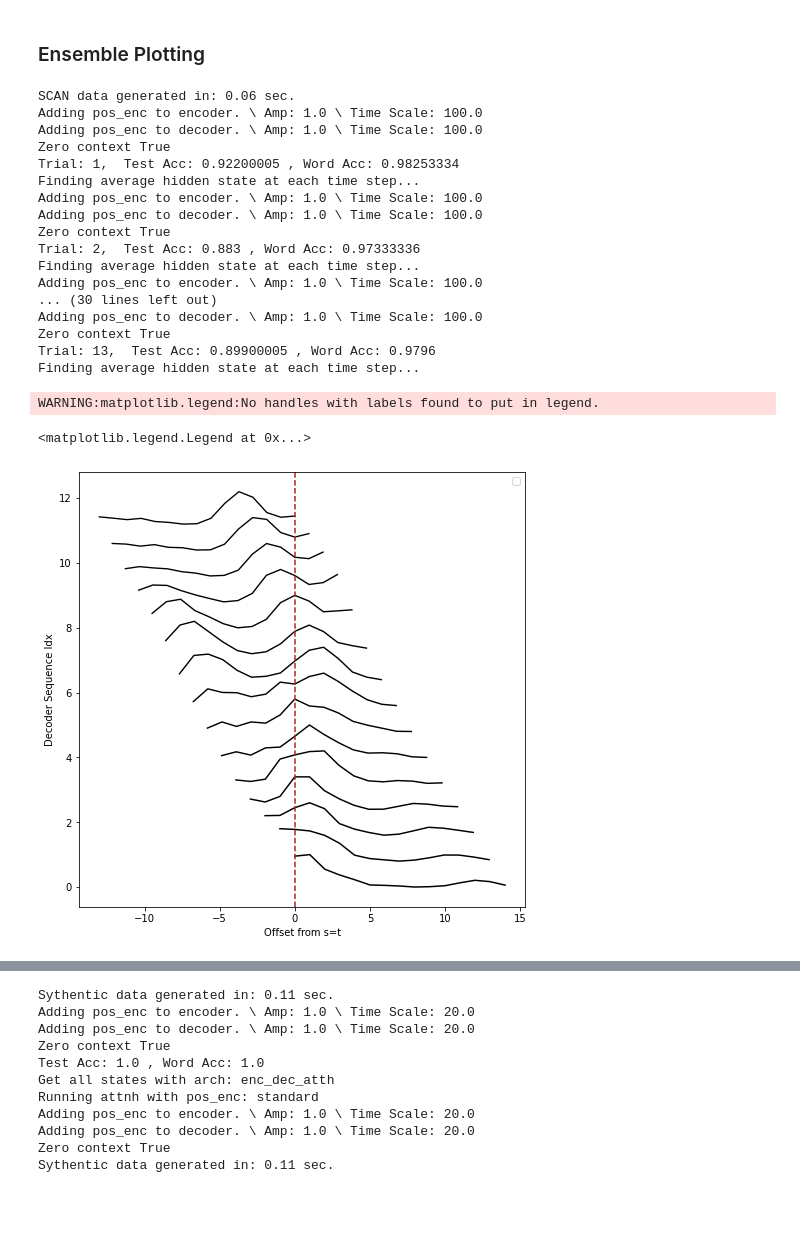
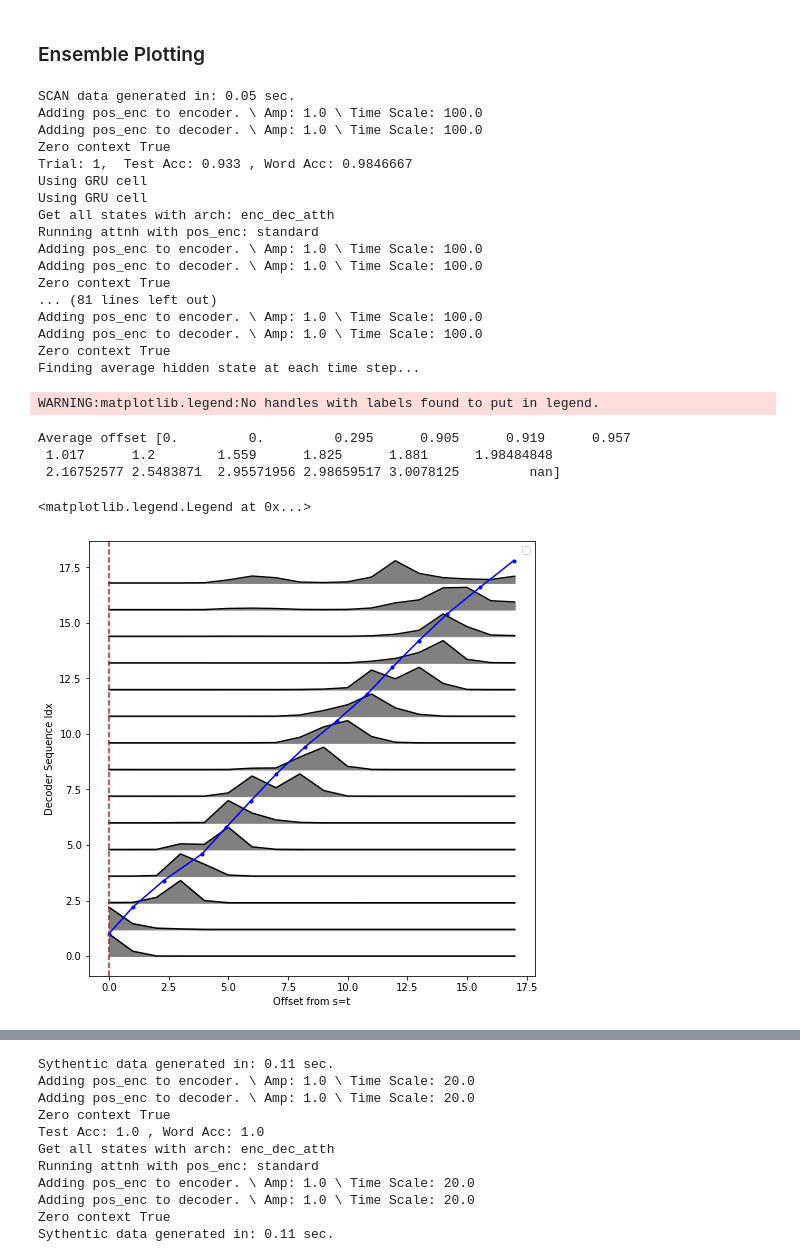
Before and after one commit to kaitken17/understand_nlp, a Jupyter notebook: sythetic_analysis_seq2seq.ipynb, the cells around one changed output, grey strips where cells are left out. Drawn from its saved outputs; the diff is of its cells as text; code cells hidden in the pictures; blank space fills up the shorter version.

```diff
--- a/sythetic_analysis_seq2seq.ipynb
+++ b/sythetic_analysis_seq2seq.ipynb
@@ -5076,17 +5168,16 @@ Maximum angle: 115.14109578759171
 # %% [markdown]
 ### Ensemble Plotting
 # %%
-# Loads many networks and computes accuracy
+# Loads many networks and computes accuracy and average hs dots
 base_path = '/content/drive/My Drive/ml_research/fixedpoints_nlp/data_seq2seq/ao_andlefttwicescan_nolefttwice_5datasets_l2is1e-4.pickle'
 dot_idx = base_path.index('.')
 data_type = 'scan'
 n_trials = 1000
 
-trial_idxs = [1, 2, 6, 8, 9, 10, 11, 12, 13]
-
-dot_vals = np.zeros((len(trial_idxs), dec_len, enc_len))
+trial_idxs = [1, 2, 8, 9, 10, 11, 12, 13]
 
 for trial_idx in range(len(trial_idxs)):
+
   new_path = base_path[:dot_idx] + '_' + str(trial_idxs[trial_idx]) + base_path[dot_idx:]
   with open(new_path, 'rb') as load_file:
     params_loaded = pickle.load(load_file)
@@ -5109,70 +5200,101 @@ for trial_idx in range(len(trial_idxs)):
 
     enc_len = hs_data['inputs'][0].shape[0]
     dec_len = hs_data['labels'][0].shape[0]
-    min_len = np.min([enc_len, dec_len])
+    trial_dot_vals = np.zeros((len(trial_idxs), dec_len, enc_len))
 
   # Builds new apply and accuracy function
   _, apply_fun, _, _, accuracy_fun = build_rnn(rnn_specs)
-
   phrase_acc, word_acc = accuracy_fun(final_params, hs_data)
   print(f'Trial: {trial_idxs[trial_idx]},  Test Acc:', np.mean(phrase_acc), ', Word Acc:', np.mean(word_acc))
 
   # Gets raw hidden states
-  hs['all'] = rnn_states(hs_data, final_params, rnn_specs)
+  cell, readout_apply = build_cell(rnn_specs)
+  cell_dec, readout_apply = build_cell(rnn_specs)
+  cells = cell, cell_dec
+  hs = {}
+  hs['all'] = rnn_states(cells, hs_data, final_params, rnn_specs)
 
   avg_hs = find_avg_hs(hs, hs_data, toy_params)
 
   for seq_idx in range(dec_len):
     raw_dots = np.dot(avg_hs[:enc_len], avg_hs[enc_len+seq_idx])
-    # Normalizes dot product between 0 and 1
-    dot_vals[trial_idx, seq_idx, :] = raw_dots
+    trial_dot_vals[trial_idx, seq_idx, :] = raw_dots
 # %% [output]
-SCAN data generated in: 0.06 sec.
+SCAN data generated in: 0.05 sec.
 Adding pos_enc to encoder. \ Amp: 1.0 \ Time Scale: 100.0
 Adding pos_enc to decoder. \ Amp: 1.0 \ Time Scale: 100.0
 Zero context True
-Trial: 1,  Test Acc: 0.92200005 , Word Acc: 0.98253334
-Finding average hidden state at each time step...
+Trial: 1,  Test Acc: 0.933 , Word Acc: 0.9846667
+Using GRU cell
+Using GRU cell
+Get all states with arch: enc_dec_atth
+Running attnh with pos_enc: standard
 Adding pos_enc to encoder. \ Amp: 1.0 \ Time Scale: 100.0
 Adding pos_enc to decoder. \ Amp: 1.0 \ Time Scale: 100.0
 Zero context True
-Trial: 2,  Test Acc: 0.883 , Word Acc: 0.97333336
-Finding average hidden state at each time step...
+... (81 lines left out)
 Adding pos_enc to encoder. \ Amp: 1.0 \ Time Scale: 100.0
-... (30 lines left out)
 Adding pos_enc to decoder. \ Amp: 1.0 \ Time Scale: 100.0
 Zero context True
-Trial: 13,  Test Acc: 0.89900005 , Word Acc: 0.9796
 Finding average hidden state at each time step...
 # %%
-avg_dot_vals = np.mean(dot_vals, axis=0)
-end_pad = 3
+avg_dot_vals = np.mean(trial_dot_vals, axis=0)
+end_pad = 0
 avg_softmax_vals = np.zeros((dec_len, enc_len - end_pad))
-
 for seq_idx in range(dec_len):
-  avg_softmax = softmax(avg_dot_vals[seq_idx,:-end_pad])
+  if end_pad > 0:
+    avg_softmax = softmax(avg_dot_vals[seq_idx,:-end_pad])
+  else:
+    avg_softmax = softmax(avg_dot_vals[seq_idx,:])
   # Normalizes dot product between 0 and 1
   avg_softmax_vals[seq_idx, :] = (avg_softmax - np.min(avg_softmax))/(np.max(avg_softmax)-np.min(avg_softmax))
+
+# Finds the average offset of each index
+displacements = np.zeros((len(hs_data['inputs']), hs_data['inputs'][0].shape[0]))
+length_count = np.zeros((enc_len))
+for idx, h_inp, in_idx in zip(range(len(hs_data['inputs'])), hs_data['inputs'], hs_data['in_index']):
+
+  and_idx = toy_params['in_words'].index('and')
+  and_locs = np.argmax(h_inp, axis=1) == and_idx
+  length_count[:in_idx] += np.ones((in_idx))
+
+  and_locs = [int(and_locs[i]) for i in range(and_locs.shape[0])]
+  displacements[idx, :in_idx] = [np.sum(and_locs[:i]) for i in range(in_idx)]
+
+displacements = np.sum(displacements, axis=0)
+avg_offset = displacements/length_count
+print('Average offset', avg_offset)
 
 fig, ax1 = plt.subplots(1, 1, figsize=(8, 8))
 
 # Generate line plots
+y_spacing = 1.2
+
 lines = []
 for seq_idx in range(dec_len):
-  # Small reduction of the X extents to get a cheap perspective effect
-  xscale = 1 - seq_idx / 200.
   # Same for linewidth (thicker strokes on bottom)
   lw = 1.5 - seq_idx / 100.0
-  line, = ax1.plot([xscale *(i-seq_idx) for i in range(enc_len- end_pad)], 0.8*seq_idx + avg_softmax_vals[seq_idx], color='k', lw=lw)
+  # line, = ax1.plot([i-seq_idx for i in range(enc_len- end_pad)], y_spacing*seq_idx + avg_softmax_vals[seq_idx], color='k', lw=lw)
+  # ax1.fill_between([i-seq_idx for i in range(enc_len- end_pad)], y_spacing*seq_idx, y_spacing*seq_idx + avg_softmax_vals[seq_idx], color='grey')
+  line, = ax1.plot([i for i in range(enc_len- end_pad)], y_spacing*seq_idx + avg_softmax_vals[seq_idx], color='k', lw=lw)
+  ax1.fill_between([i for i in range(enc_len- end_pad)], y_spacing*seq_idx, y_spacing*seq_idx + avg_softmax_vals[seq_idx], color='grey')
+
   lines.append(line)
+
+# ax1.plot(avg_offset[:dec_len], [y_spacing*seq_idx+1 for seq_idx in range(dec_len)], color='b', marker='.')
+ax1.plot([avg_offset[i] + i for i in range(avg_offset[:dec_len].shape[0])], [y_spacing*seq_idx+1 for seq_idx in range(dec_len)], color='b', marker='.')
 
 ax1.axvline(0.0, color='firebrick', linestyle='dashed')
 ax1.set_ylabel('Decoder Sequence Idx')
 ax1.set_xlabel('Offset from s=t')
 ax1.legend()
+# ax1.set_xlim([-8, 8])
 # %% [output]
 WARNING:matplotlib.legend:No handles with labels found to put in legend.
-<matplotlib.legend.Legend at 0x...>
+Average offset [0.         0.         0.295      0.905      0.919      0.957
+ 1.017      1.2        1.559      1.825      1.881      1.98484848
+ 2.16752577 2.5483871  2.95571956 2.98659517 3.0078125         nan]
+<matplotlib.legend.Legend at 0x...>
-[figure, old version]
+[figure, new version]
 # %%
 end_pad = 3
```
Also changed, not shown: parts of 15 cells of this notebook.
